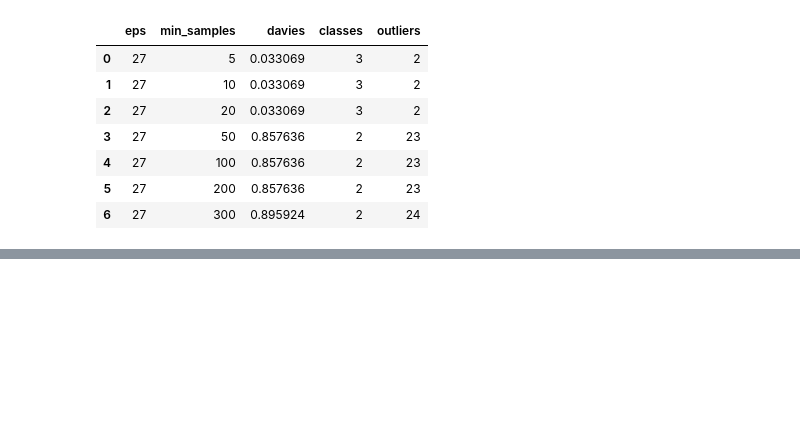
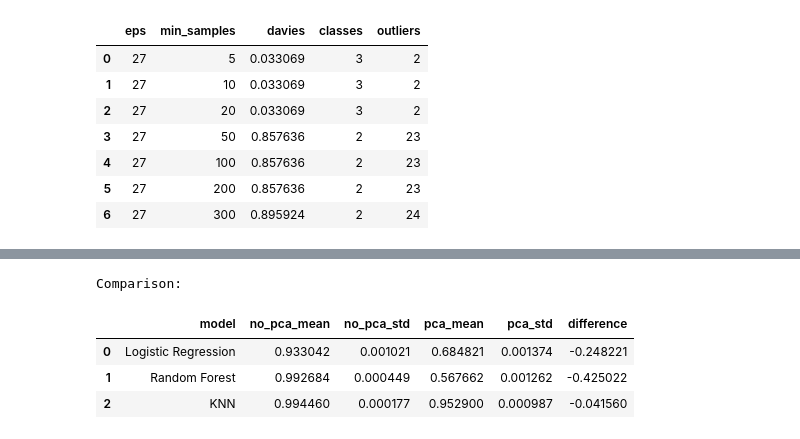
Before and after one commit to merzouka/bds.ml, a Jupyter notebook: preprocess/preprocess.ipynb, the cells around one changed output, grey strips where cells are left out. Cells and saved outputs as stored; diff of their text form; code cells hidden in the pictures; blank space fills up the shorter version.

```diff
--- a/preprocess/preprocess.ipynb
+++ b/preprocess/preprocess.ipynb
@@ -327,0 +410,18 @@ pd.DataFrame(test_4_scores).drop('predictions', axis=1)
+# %%
+results_df = pd.DataFrame({
+    'model': no_pca_df['model'],
+    'no_pca_mean': no_pca_df['cv_mean'],
+    'no_pca_std': no_pca_df['cv_std'],
+    'pca_mean': pca_df['cv_mean'],
+    'pca_std': pca_df['cv_std'],
+    'difference': pca_df['cv_mean'] - no_pca_df['cv_mean']
+})
+
+print("\nComparison:")
+results_df
+# %% [output]
+Comparison:
+|  | model | no_pca_mean | no_pca_std | pca_mean | pca_std | difference |
+| 0 | Logistic Regression | 0.933042 | 0.001021 | 0.684821 | 0.001374 | -0.248221 |
+| 1 | Random Forest | 0.992684 | 0.000449 | 0.567662 | 0.001262 | -0.425022 |
+| 2 | KNN | 0.994460 | 0.000177 | 0.952900 | 0.000987 | -0.041560 |
```
Also changed, not shown: parts of 6 cells of this notebook.
